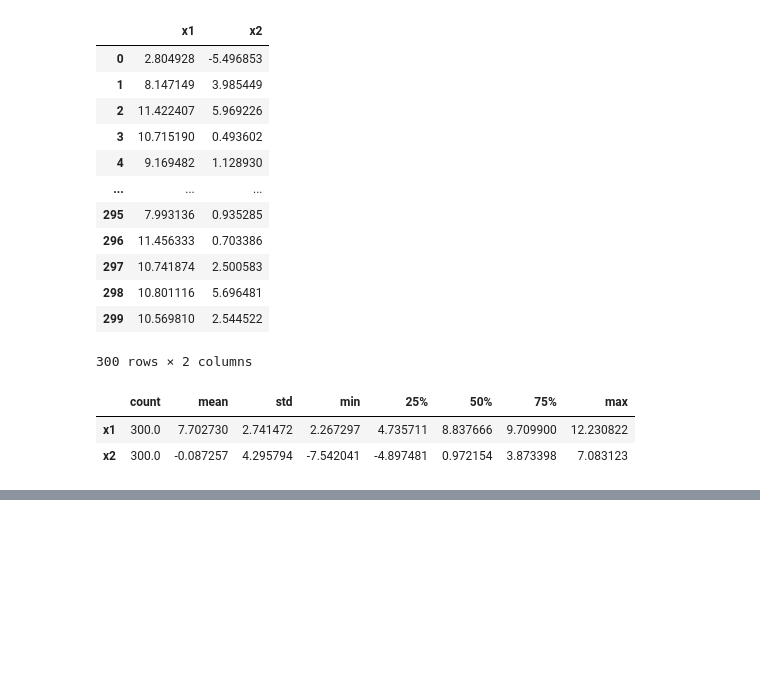
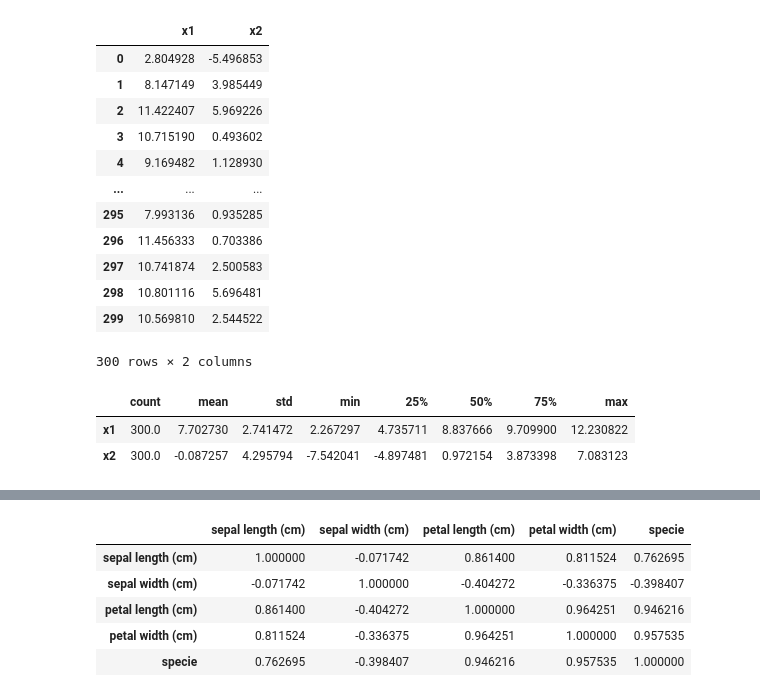
Before and after one commit to arnaldochm/unsupervised_learning, a Jupyter notebook: notebooks/notebook.ipynb, the cells around one changed output, grey strips where cells are left out. Drawn from its saved outputs; the diff is of its cells as text; code cells hidden in the pictures; blank space fills up the shorter version.

```diff
--- a/notebooks/notebook.ipynb
+++ b/notebooks/notebook.ipynb
@@ -95,0 +107,9 @@ sns.pairplot()
+# %%
+df_iris.corr()
+# %% [output]
+|  | sepal length (cm) | sepal width (cm) | petal length (cm) | petal width (cm) | specie |
+| sepal length (cm) | 1.000000 | -0.071742 | 0.861400 | 0.811524 | 0.762695 |
+| sepal width (cm) | -0.071742 | 1.000000 | -0.404272 | -0.336375 | -0.398407 |
+| petal length (cm) | 0.861400 | -0.404272 | 1.000000 | 0.964251 | 0.946216 |
+| petal width (cm) | 0.811524 | -0.336375 | 0.964251 | 1.000000 | 0.957535 |
+| specie | 0.762695 | -0.398407 | 0.946216 | 0.957535 | 1.000000 |
```
Also changed, not shown: parts of 8 cells of this notebook.
